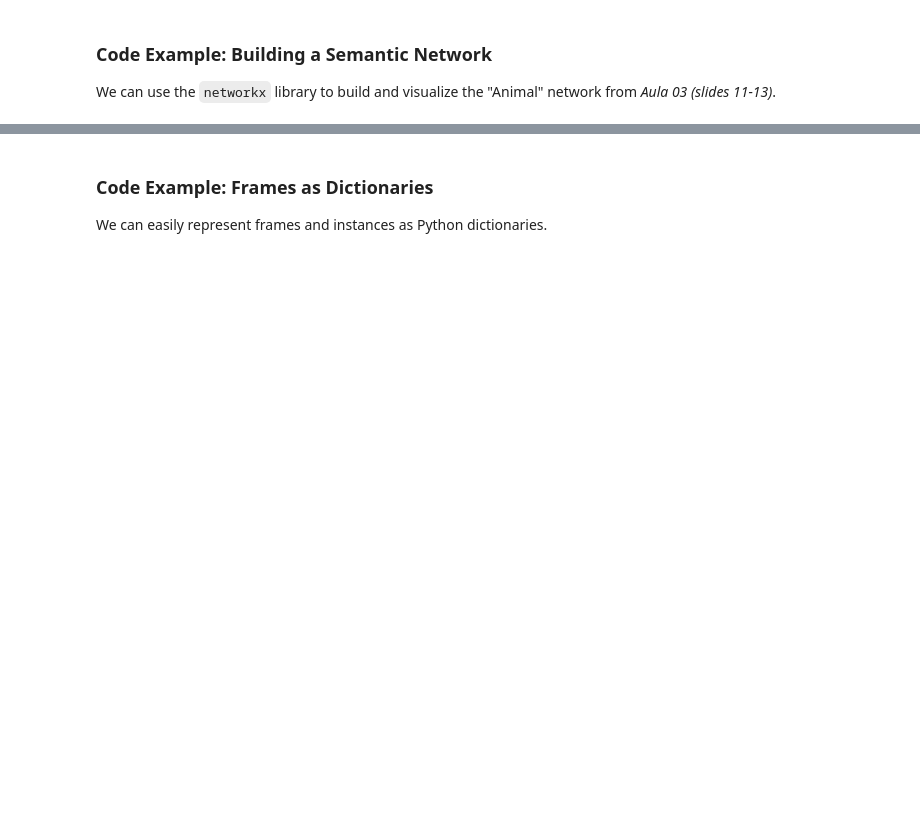
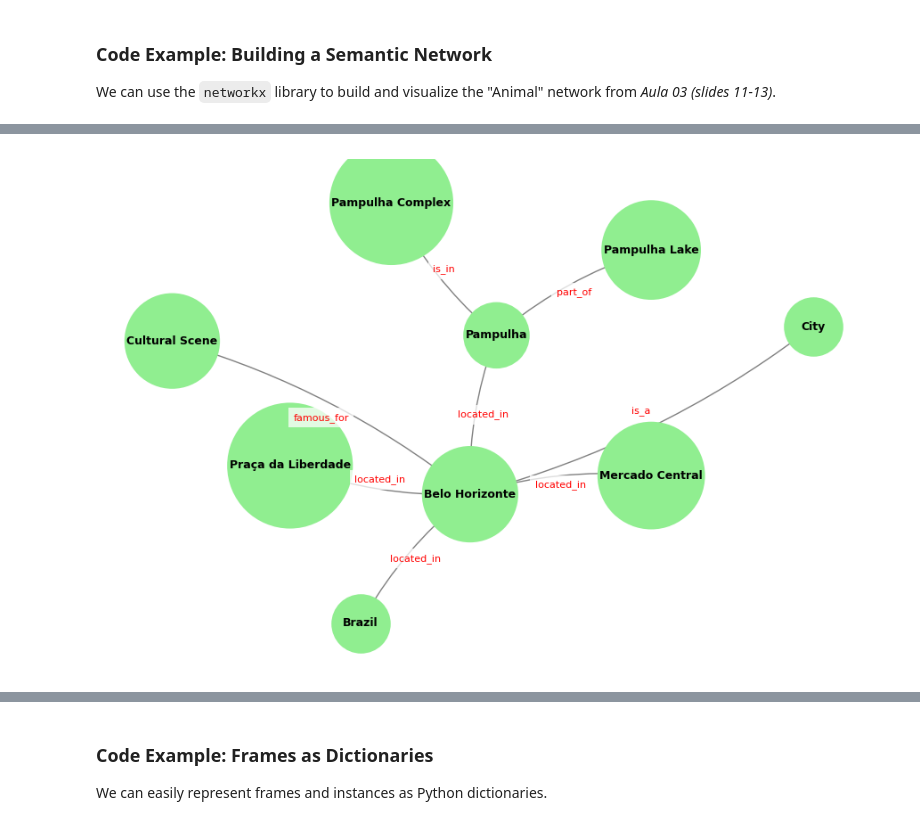
Before and after one commit to fromcaio/artificial-intelligence, a Jupyter notebook: 01-introduction/02-knowledge-representation.ipynb, the cells around one changed output, grey strips where cells are left out. Drawn from its saved outputs; the diff is of its cells as text; code cells hidden in the pictures; blank space fills up the shorter version.

```diff
--- a/01-introduction/02-knowledge-representation.ipynb
+++ b/01-introduction/02-knowledge-representation.ipynb
@@ -103,15 +102,77 @@ except Exception as e:
 
 **Task:** Identify the objects (nodes) and relationships (edges) from the text. Add them to a new `networkx` graph and try to visualize it.
 # %%
-# Solution space for the exercise
-G_Rio = nx.DiGraph()
+# Solution space for the exercise (Belo Horizonte)
+G_bh = nx.DiGraph()
 
-# Example relationships (from Aula 04, slide 3):
-G_Rio.add_edge("Rio de Janeiro", "Cidade", label="é_um")
-G_Rio.add_edge("Rio de Janeiro", "Brasil", label="localizada_em")
-G_Rio.add_edge("Cristo Redentor", "Rio de Janeiro", label="fica_em")
-G_Rio.add_edge("Pão de Açúcar", "Rio de Janeiro", label="fica_em")
-G_Rio.add_edge("Cristo Redentor", "Corcovado", label="topo_de")
-G_Rio.add_edge("Rio de Janeiro", "Beleza Natural", label="famosa_por")
+# Example relationships:
+G_bh.add_edge("Belo Horizonte", "City", label="is_a")
+G_bh.add_edge("Belo Horizonte", "Brazil", label="located_in")
+G_bh.add_edge("Praça da Liberdade", "Belo Horizonte", label="located_in")
+G_bh.add_edge("Mercado Central", "Belo Horizonte", label="located_in")
+G_bh.add_edge("Pampulha", "Belo Horizonte", label="located_in")
+G_bh.add_edge("Pampulha Lake", "Pampulha", label="part_of")
+G_bh.add_edge("Pampulha Complex", "Pampulha", label="is_in")
+G_bh.add_edge("Belo Horizonte", "Cultural Scene", label="famous_for")
 
-print("Rio Network Edges:", G_Rio.edges(data=True))
+print("Belo Horizonte Network Edges:", G_bh.edges(data=True))
+
+# Optional: visualize the example
+import matplotlib.pyplot as plt
+def compute_layout(graph, seed=42, k=1.5, iterations=200):
+    """Compute a spring layout with stronger repulsion and more iterations."""
+    return nx.spring_layout(graph, seed=seed, k=k, iterations=iterations)
+
+def enforce_min_distance(positions, min_dist=0.6, iterations=100, step=0.05):
+    """Post-process 'positions' (dict node -> (x,y)) so every pair of nodes"""
+    nodes = list(positions.keys())
+    for _ in range(iterations):
+        moved = False
+        for i, a in enumerate(nodes):
+            ax, ay = positions[a]
+            dx, dy = 0.0, 0.0
+            for j, b in enumerate(nodes):
+                if i == j:
+                    continue
+                bx, by = positions[b]
+                vx, vy = ax - bx, ay - by
+                dist = (vx*vx + vy*vy) ** 0.5
+                if dist < 1e-6:
+                    vx, vy = (0.01, 0.01)
+                    dist = (vx*vx + vy*vy) ** 0.5
+                if dist < min_dist:
+                    # push a away from b proportionally to the shortfall
+                    push = (min_dist - dist) / dist * step
+                    dx += vx * push
+                    dy += vy * push
+            if dx != 0.0 or dy != 0.0:
+                positions[a] = (ax + dx, ay + dy)
+                moved = True
+        if not moved:
+            break
+    return positions
+
+def draw_graph_with_labels(graph, positions):
+    """Draw edges, nodes, node labels (inside circular bboxes) and edge labels with"""
+    plt.figure(figsize=(9,6))
+    nx.draw_networkx_edges(graph, positions, arrowstyle='->', arrowsize=12, edge_color='gray', connectionstyle='arc3,rad=0.1')
+    nx.draw_networkx_nodes(graph, positions, node_size=2200, node_color='lightgreen')
+    labels = {n: n for n in graph.nodes()}
+    nx.draw_networkx_labels(graph, positions, labels=labels, font_size=9, font_weight='bold', font_color='black', bbox=dict(boxstyle='circle,pad=0.2', facecolor='lightgreen', edgecolor='none'))
+    # draw edge labels with semi-transparent background for readability
+    edge_labels = nx.get_edge_attributes(graph, 'label')
+    for (n1, n2), lbl in edge_labels.items():
+        x1, y1 = positions[n1]
+        x2, y2 = positions[n2]
+        xm, ym = (x1 + x2) / 2, (y1 + y2) / 2
+        plt.text(xm, ym, lbl, fontsize=8, color='red', bbox=dict(facecolor='white', alpha=0.75, edgecolor='none'), horizontalalignment='center', verticalalignment='center')
+    plt.axis('off')
+    plt.tight_layout()
+    plt.show()
+
+# Compute layout and apply minimum-distance relaxation (min_dist default: 0.6)
+pos = compute_layout(G_bh, seed=42, k=1.5, iterations=200)
+pos = enforce_min_distance(pos, min_dist=0.6, iterations=100, step=0.05)
+# Finally draw using the cleaned positions
+draw_graph_with_labels(G_bh, pos)
+# %% [output]
@@ -118,3 +180,4 @@ print("Rio Network Edges:", G_Rio.edges(data=True))
+[figure, added]
 # %% [markdown]
 ## 3. Frames
 
```
Also changed, not shown: parts of 16 cells of this notebook, 1 other file.
